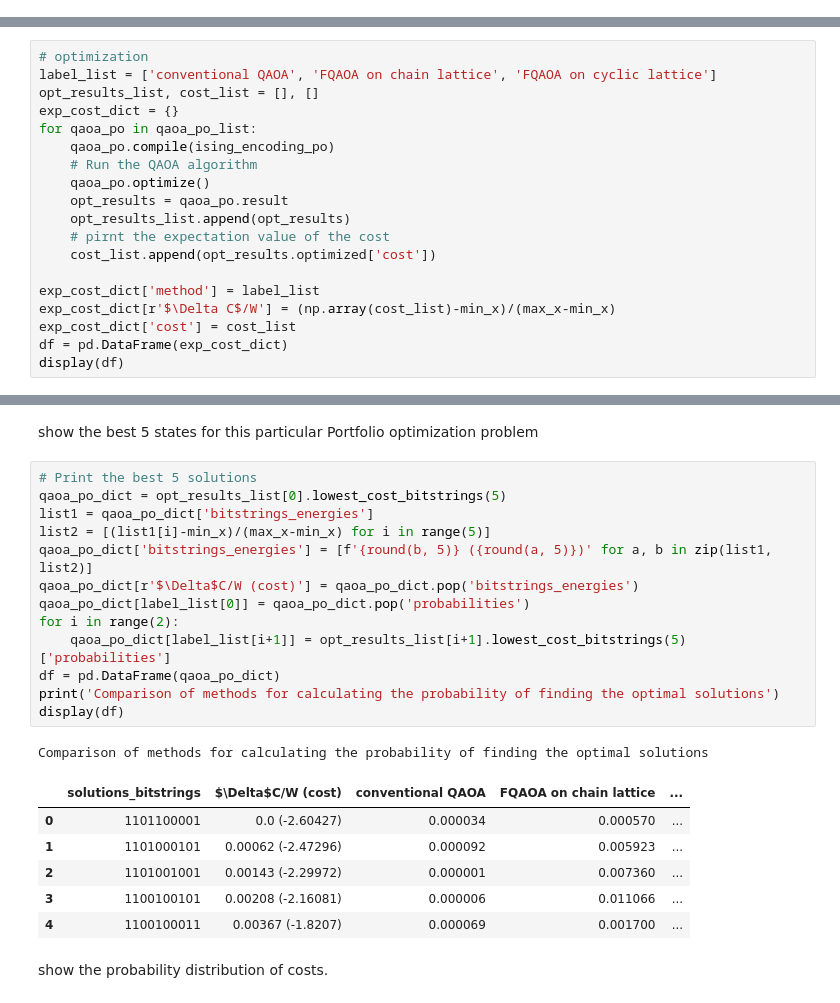
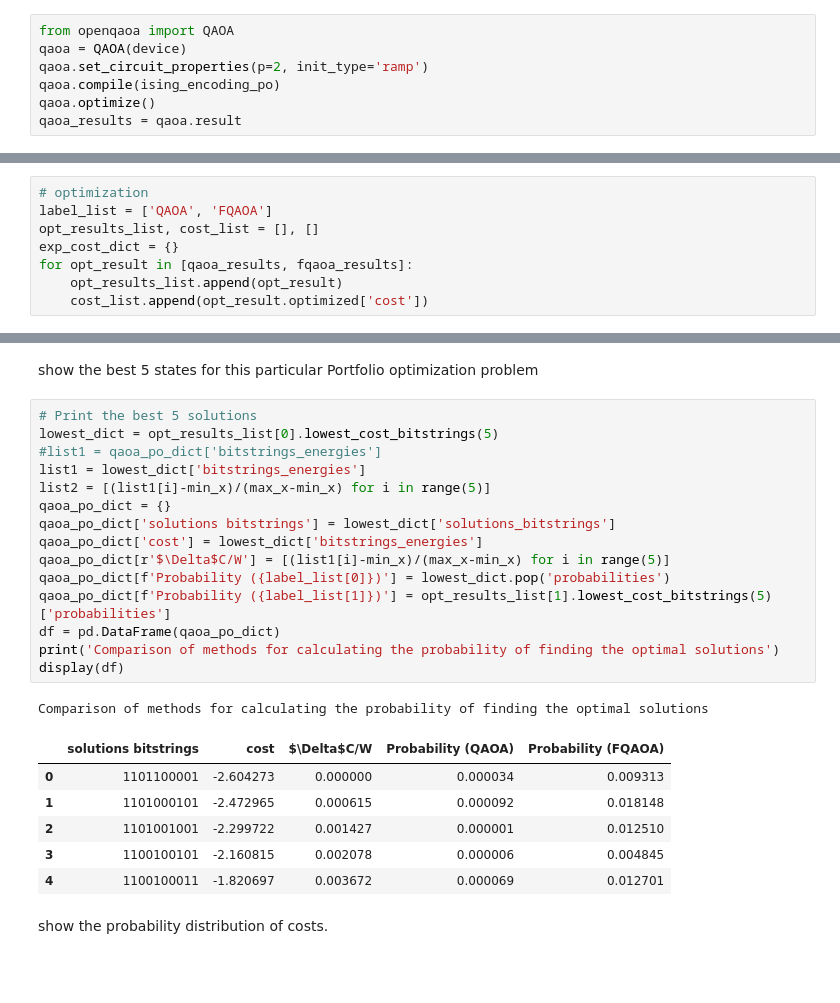
Before and after one commit to tech-sketch/openqaoa, a Jupyter notebook: examples/99_FQAOA_examples.ipynb, the cells around one changed output, grey strips where cells are left out. Cells and saved outputs as stored; diff of their text form; blank space fills up the shorter version.

```diff
--- a/examples/99_FQAOA_examples.ipynb
+++ b/examples/99_FQAOA_examples.ipynb
@@ -278,21 +168,17 @@ print('(cost_min, cost_max) = ', '(', min_x, max_x,')')
+# %%
+from openqaoa import QAOA
+qaoa = QAOA(device)
+qaoa.set_circuit_properties(p=2, init_type='ramp')
+qaoa.compile(ising_encoding_po)
+qaoa.optimize()
+qaoa_results = qaoa.result
 # %% [markdown]
 ### Optimization of variational parameters
 # %%
 # optimization
-label_list = ['conventional QAOA', 'FQAOA on chain lattice', 'FQAOA on cyclic lattice']
+label_list = ['QAOA', 'FQAOA']
 opt_results_list, cost_list = [], []
 exp_cost_dict = {}
-for qaoa_po in qaoa_po_list:
-    qaoa_po.compile(ising_encoding_po)
-    # Run the QAOA algorithm
-    qaoa_po.optimize()
-    opt_results = qaoa_po.result
-    opt_results_list.append(opt_results)
-    # pirnt the expectation value of the cost
-    cost_list.append(opt_results.optimized['cost'])
-
-exp_cost_dict['method'] = label_list
-exp_cost_dict[r'$\Delta C$/W'] = (np.array(cost_list)-min_x)/(max_x-min_x)
-exp_cost_dict['cost'] = cost_list
-df = pd.DataFrame(exp_cost_dict)
-display(df)
+for opt_result in [qaoa_results, fqaoa_results]:
+    opt_results_list.append(opt_result)
+    cost_list.append(opt_result.optimized['cost'])
@@ -325,25 +235,27 @@ plt.show()
 show the best 5 states for this particular Portfolio optimization problem
 # %%
 # Print the best 5 solutions
-qaoa_po_dict = opt_results_list[0].lowest_cost_bitstrings(5)
-list1 = qaoa_po_dict['bitstrings_energies']
+lowest_dict = opt_results_list[0].lowest_cost_bitstrings(5)
+#list1 = qaoa_po_dict['bitstrings_energies']
+list1 = lowest_dict['bitstrings_energies']
 list2 = [(list1[i]-min_x)/(max_x-min_x) for i in range(5)]
-qaoa_po_dict['bitstrings_energies'] = [f'{round(b, 5)} ({round(a, 5)})' for a, b in zip(list1, list2)]
-qaoa_po_dict[r'$\Delta$C/W (cost)'] = qaoa_po_dict.pop('bitstrings_energies')
-qaoa_po_dict[label_list[0]] = qaoa_po_dict.pop('probabilities')
-for i in range(2):
-    qaoa_po_dict[label_list[i+1]] = opt_results_list[i+1].lowest_cost_bitstrings(5)['probabilities']
+qaoa_po_dict = {}
+qaoa_po_dict['solutions bitstrings'] = lowest_dict['solutions_bitstrings']
+qaoa_po_dict['cost'] = lowest_dict['bitstrings_energies']
+qaoa_po_dict[r'$\Delta$C/W'] = [(list1[i]-min_x)/(max_x-min_x) for i in range(5)]
+qaoa_po_dict[f'Probability ({label_list[0]})'] = lowest_dict.pop('probabilities')
+qaoa_po_dict[f'Probability ({label_list[1]})'] = opt_results_list[1].lowest_cost_bitstrings(5)['probabilities']
 df = pd.DataFrame(qaoa_po_dict)
 print('Comparison of methods for calculating the probability of finding the optimal solutions')
 display(df)
 # %% [output]
 Comparison of methods for calculating the probability of finding the optimal solutions
-|  | solutions_bitstrings | $\Delta$C/W (cost) | conventional QAOA | FQAOA on chain lattice | ... |
-| 0 | 1101100001 | 0.0 (-2.60427) | 0.000034 | 0.000570 | ... |
-| 1 | 1101000101 | 0.00062 (-2.47296) | 0.000092 | 0.005923 | ... |
-| 2 | 1101001001 | 0.00143 (-2.29972) | 0.000001 | 0.007360 | ... |
-| 3 | 1100100101 | 0.00208 (-2.16081) | 0.000006 | 0.011066 | ... |
-| 4 | 1100100011 | 0.00367 (-1.8207) | 0.000069 | 0.001700 | ... |
+|  | solutions bitstrings | cost | $\Delta$C/W | Probability (QAOA) | Probability (FQAOA) |
+| 0 | 1101100001 | -2.604273 | 0.000000 | 0.000034 | 0.009313 |
+| 1 | 1101000101 | -2.472965 | 0.000615 | 0.000092 | 0.018148 |
+| 2 | 1101001001 | -2.299722 | 0.001427 | 0.000001 | 0.012510 |
+| 3 | 1100100101 | -2.160815 | 0.002078 | 0.000006 | 0.004845 |
+| 4 | 1100100011 | -1.820697 | 0.003672 | 0.000069 | 0.012701 |
 # %% [markdown]
 show the probability distribution of costs.
 # %%
```
Also changed, not shown: parts of 23 cells of this notebook, 2 other files.
